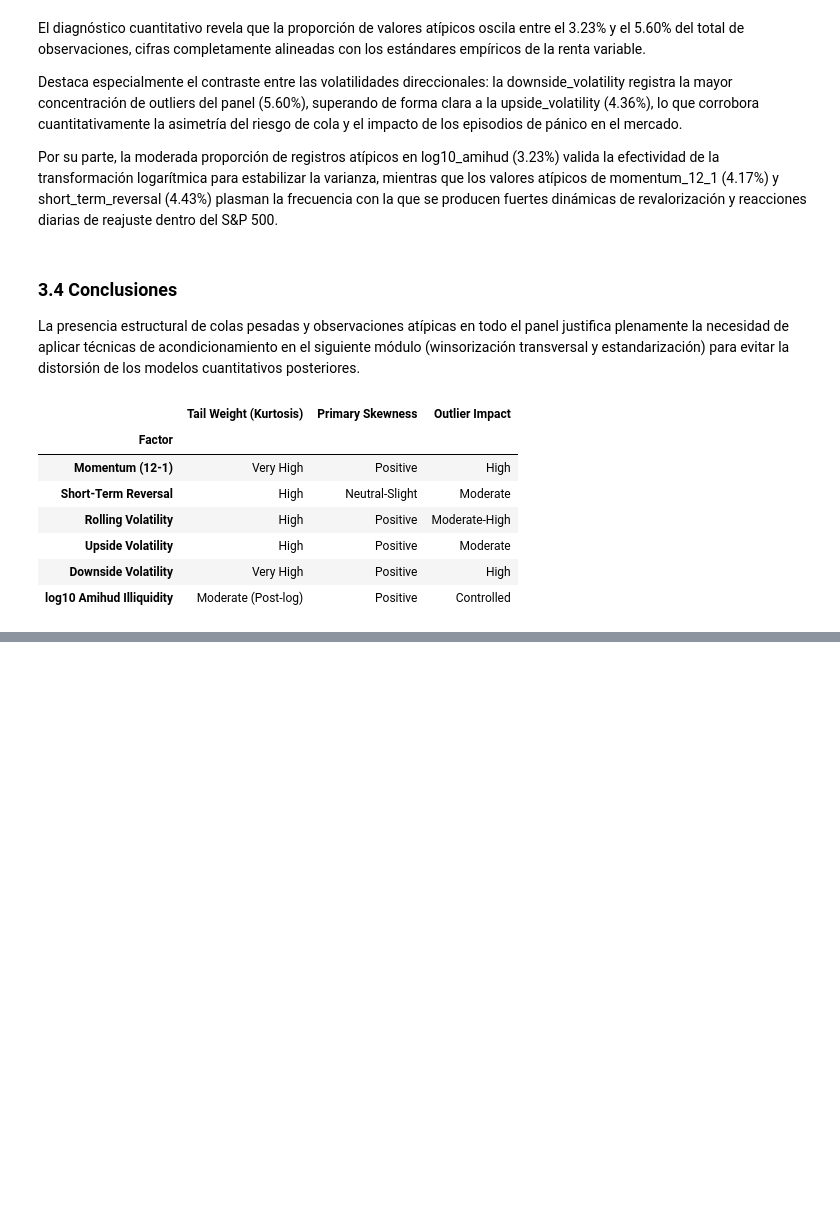
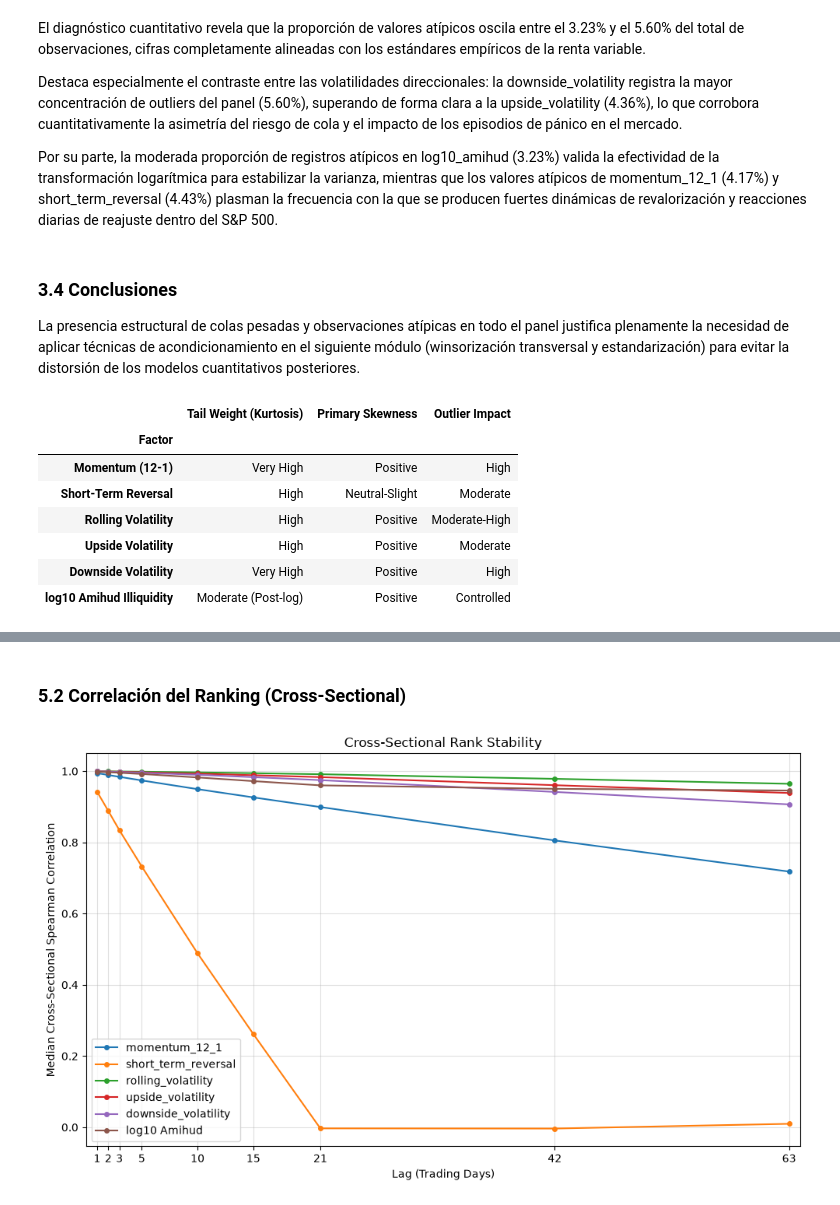
Before and after one commit to PalaciosDaniel/quant-portfolio-project, a Jupyter notebook: notebooks/04_factor_validation.ipynb, the cells around one changed output, grey strips where cells are left out. Drawn from its saved outputs; the diff is of its cells as text; code cells hidden in the pictures; blank space fills up the shorter version.

```diff
--- a/notebooks/04_factor_validation.ipynb
+++ b/notebooks/04_factor_validation.ipynb
@@ -704,0 +876,77 @@ Establecer la frecuencia lógica de rebalanceo de la cartera. Si un factor pierd
+# %% [markdown]
+### 5.2 Correlación del Ranking (Cross-Sectional)
+# %%
+lags = [1, 2, 3, 5, 10, 15, 21, 42, 63]
+
+# Dictionary to store results
+stability_results = {}
+
+fig, ax = plt.subplots(figsize=(10, 6))
+
+for name, df in factors_clean.items():
+
+    # Apply log10 transformation exclusively to Amihud
+    if name == "amihud_illiquidity":
+        vals = np.where(df.values > 0, np.log10(df.values), np.nan)
+        df_proc = pd.DataFrame(vals, index=df.index, columns=df.columns)
+        label = "log10 Amihud"
+    else:
+        df_proc = df
+        label = name
+
+    # Cross-sectional ranks (Spearman = Pearson over ranks)
+    df_ranked = df_proc.rank(axis=1, method="average")
+
+    mean_correlations = []
+    median_correlations = []
+
+    for lag in lags:
+
+        # Shift ranked matrix
+        df_lagged_ranked = df_ranked.shift(lag)
+
+        # Row-wise Pearson correlation between ranks
+        daily_corrs = df_ranked.corrwith(
+            df_lagged_ranked,
+            axis=1,
+            method="pearson"
+        )
+
+        # Keep only days with enough valid observations
+        valid_counts = df_ranked.notna() & df_lagged_ranked.notna()
+        daily_corrs = daily_corrs[valid_counts.sum(axis=1) >= 10]
+
+        mean_correlations.append(daily_corrs.mean())
+        median_correlations.append(daily_corrs.median())
+
+    # Store results
+    stability_results[label] = {
+        "lags": lags,
+        "mean": mean_correlations,
+        "median": median_correlations
+    }
+
+    # Plot median (more robust)
+    ax.plot(
+        lags,
+        median_correlations,
+        marker="o",
+        markersize=4,
+        linewidth=1.5,
+        label=label
+    )
+
+ax.set_xlabel("Lag (Trading Days)")
+ax.set_ylabel("Median Cross-Sectional Spearman Correlation")
+ax.set_title("Cross-Sectional Rank Stability")
+
+ax.set_xticks(lags)
+ax.set_xlim(min(lags)-1, max(lags)+1)
+
+ax.grid(alpha=0.4)
+ax.legend()
+
+plt.tight_layout()
+plt.show()
+# %% [output]
+[figure, added]
```
Also changed, not shown: parts of 40 cells of this notebook, 3 other files.
